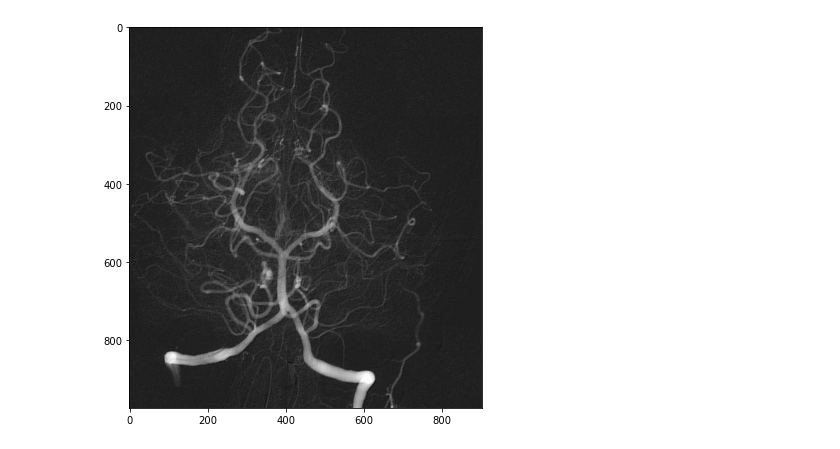
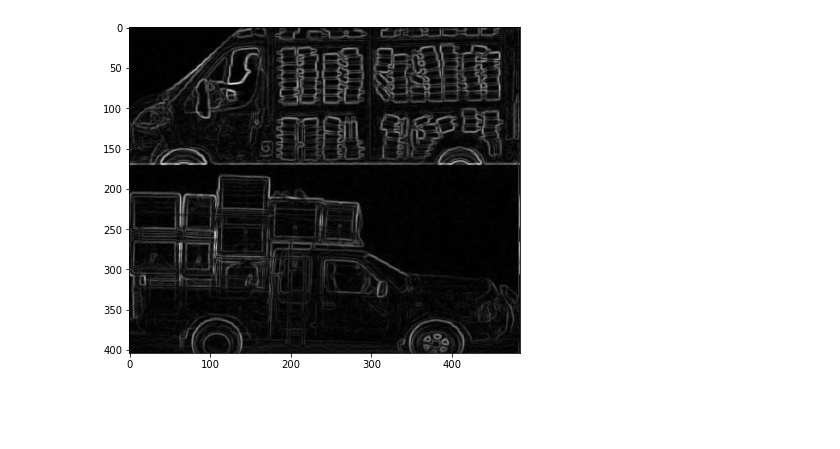
Before and after one commit to alyson1907/image-highlighter, a Jupyter notebook: main.ipynb, the cells around one changed output. Drawn from its saved outputs; the diff is of its cells as text; code cells hidden in the pictures; blank space fills up the shorter version.

```diff
--- a/main.ipynb
+++ b/main.ipynb
@@ -1,23 +1,23 @@
 # %%
 
 import imageio
 import matplotlib.pyplot as plt
 import numpy as np
 # Project modules
 from filters import filter_appliers as f
 from filters import helpers as hp
 
-filename = 'cerebral_angiography.jpg' #str(input())
+filename = 'border_vehicles.png' #str(input())
 img = imageio.imread('demo/img/' + filename)
 
 # Handling third dimension of some images
 img = img[:, :, 0] if (len(np.shape(img)) == 3) else img
 
 # Applying filters to the image
 img_out = f.smoothing_filter(img, n=5, sigma=0.5, selected=1)
 img_out = f.edge_filter(img, selected=1)
 img_out = hp.normalize(img_out)
 
 hp.printImg(img_out)
 # %% [output]
-[figure, old version]
+[figure, new version]
```
